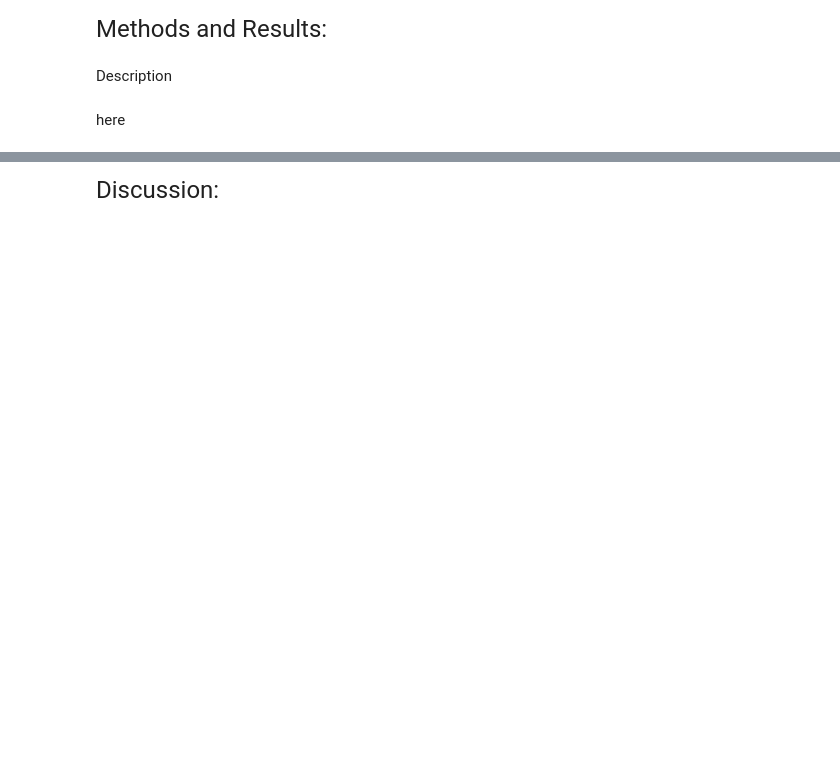
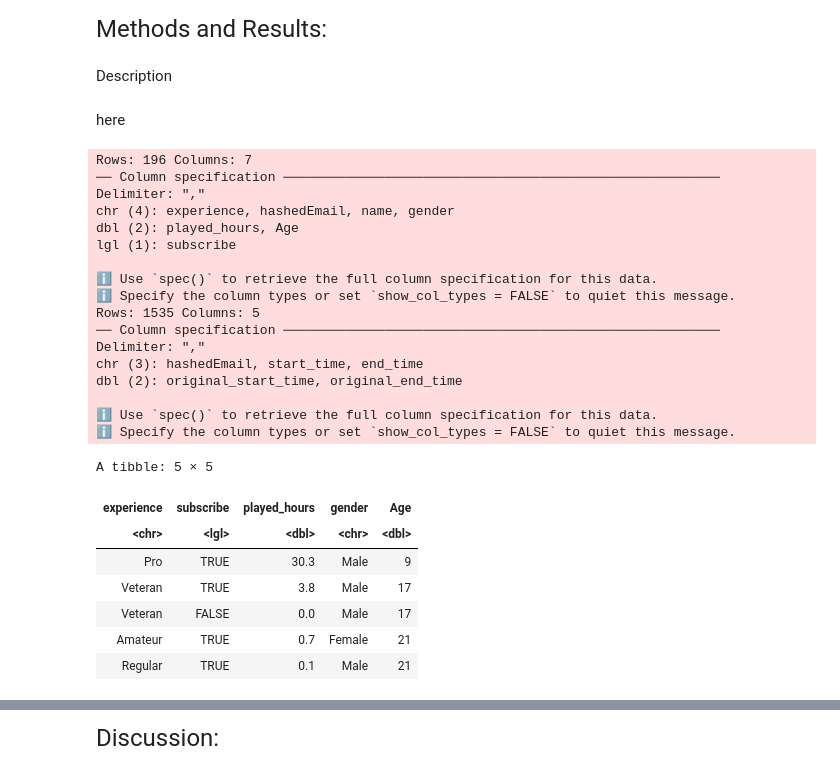
Before and after one commit to jashanbains-24/DSCI-100-Group-Project, a Jupyter notebook: Group_Project.ipynb, the cells around one changed output, grey strips where cells are left out. Cells and saved outputs as stored; diff of their text form; code cells hidden in the pictures; blank space fills up the shorter version.

Commit message:
add introduction, tidy data and find best k

```diff
--- a/Group_Project.ipynb
+++ b/Group_Project.ipynb
@@ -14,0 +39,36 @@ here
+# %%
+# loading in the raw data
+players_data <- read_csv ("https://raw.githubusercontent.com/jashanbains-24/DSCI-100-Group-Project/refs/heads/main/players.csv")
+sessions_data <- read_csv("https://raw.githubusercontent.com/jashanbains-24/DSCI-100-Group-Project/refs/heads/main/sessions.csv")
+
+# cleaning and wrangling data
+minecraft_data <- players_data |>
+                  select(experience, subscribe, played_hours, gender, Age) |>
+                  slice_head(n = 5)
+minecraft_data
+# %% [output]
+Rows: 196 Columns: 7
+── Column specification ────────────────────────────────────────────────────────
+Delimiter: ","
+chr (4): experience, hashedEmail, name, gender
+dbl (2): played_hours, Age
+lgl (1): subscribe
+
+ℹ Use `spec()` to retrieve the full column specification for this data.
+ℹ Specify the column types or set `show_col_types = FALSE` to quiet this message.
+Rows: 1535 Columns: 5
+── Column specification ────────────────────────────────────────────────────────
+Delimiter: ","
+chr (3): hashedEmail, start_time, end_time
+dbl (2): original_start_time, original_end_time
+
+ℹ Use `spec()` to retrieve the full column specification for this data.
+ℹ Specify the column types or set `show_col_types = FALSE` to quiet this message.
+A tibble: 5 × 5
+| experience | subscribe | played_hours | gender | Age |
+| <chr> | <lgl> | <dbl> | <chr> | <dbl> |
+| Pro | TRUE | 30.3 | Male | 9 |
+| Veteran | TRUE | 3.8 | Male | 17 |
+| Veteran | FALSE | 0.0 | Male | 17 |
+| Amateur | TRUE | 0.7 | Female | 21 |
+| Regular | TRUE | 0.1 | Male | 21 |
```
Also changed, not shown: parts of 6 cells of this notebook.
